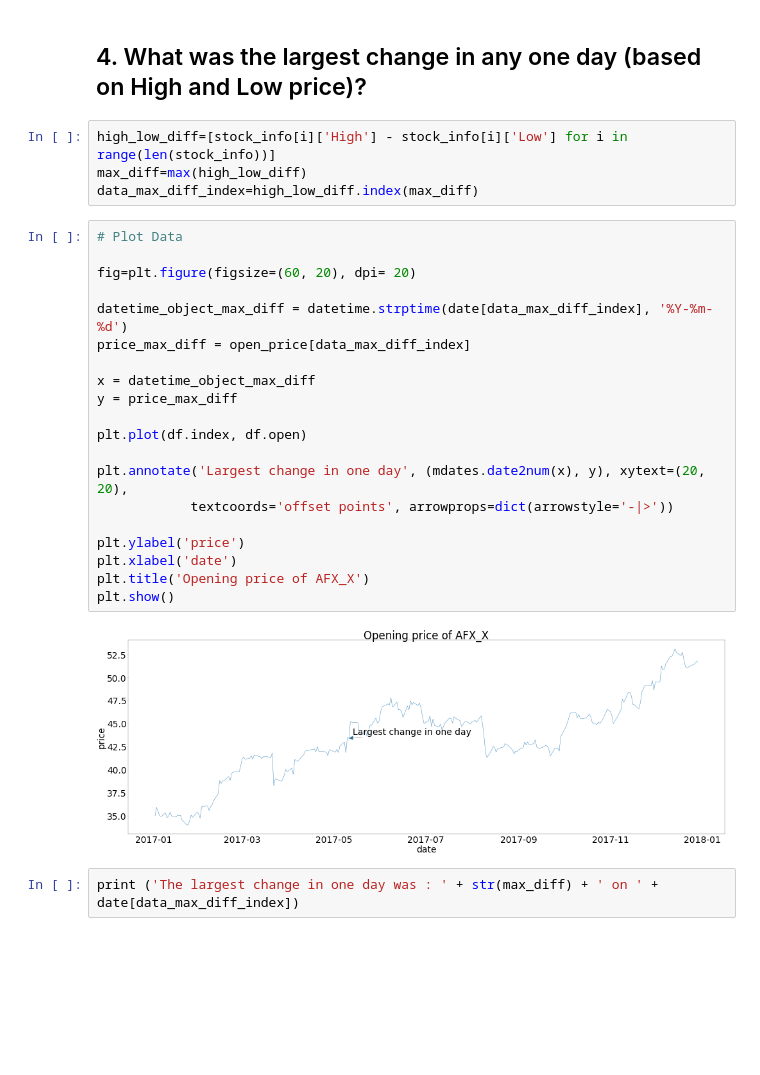
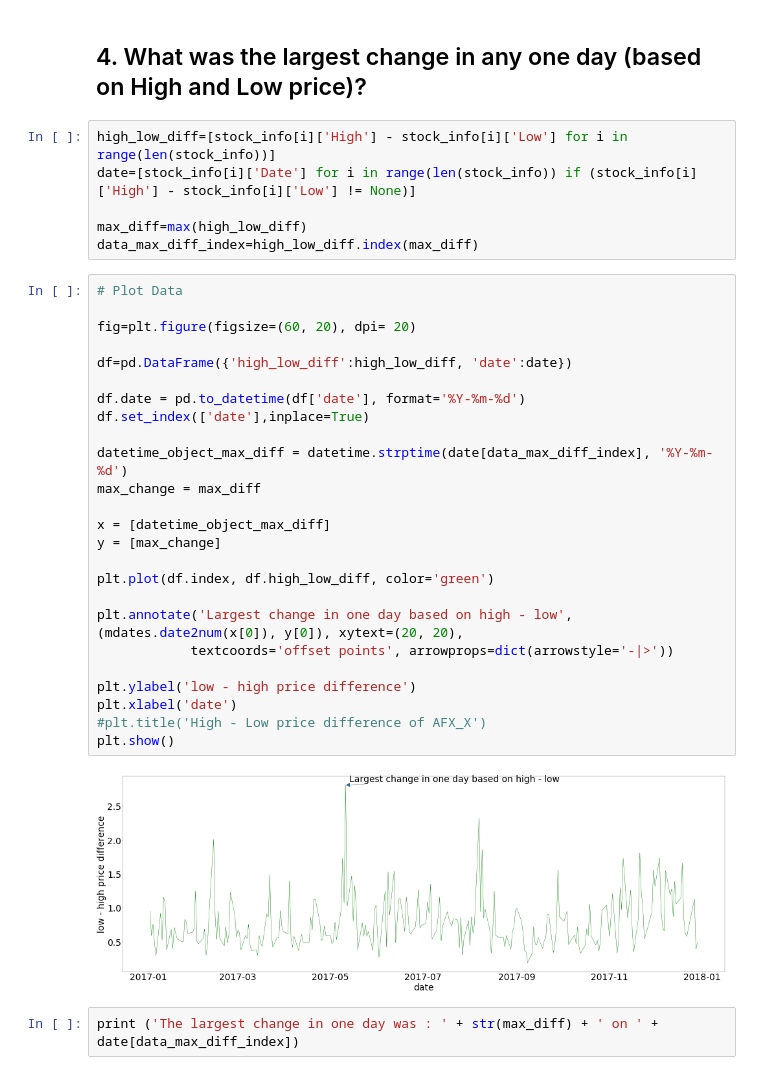
Before and after one commit to ZOvanesyan/Springboard, a Jupyter notebook: API/api_data_wrangling_mini_project.ipynb, the cells around one changed output. Drawn from its saved outputs; the diff is of its cells as text; blank space fills up the shorter version.

Commit message:
Added median function and high - low price difference plot

```diff
--- a/API/api_data_wrangling_mini_project.ipynb
+++ b/API/api_data_wrangling_mini_project.ipynb
@@ -182,30 +182,37 @@ Highest opening price was : 53.11 on 2017-12-14
 ## 4. What was the largest change in any one day (based on High and Low price)?
 # %%
 high_low_diff=[stock_info[i]['High'] - stock_info[i]['Low'] for i in range(len(stock_info))]
+date=[stock_info[i]['Date'] for i in range(len(stock_info)) if (stock_info[i]['High'] - stock_info[i]['Low'] != None)]
+
 max_diff=max(high_low_diff)
 data_max_diff_index=high_low_diff.index(max_diff)
 # %%
 # Plot Data
 
 fig=plt.figure(figsize=(60, 20), dpi= 20)
 
+df=pd.DataFrame({'high_low_diff':high_low_diff, 'date':date})
+
+df.date = pd.to_datetime(df['date'], format='%Y-%m-%d')
+df.set_index(['date'],inplace=True)
+
 datetime_object_max_diff = datetime.strptime(date[data_max_diff_index], '%Y-%m-%d')
-price_max_diff = open_price[data_max_diff_index]
+max_change = max_diff
 
-x = datetime_object_max_diff
-y = price_max_diff
+x = [datetime_object_max_diff]
+y = [max_change]
 
-plt.plot(df.index, df.open)
+plt.plot(df.index, df.high_low_diff, color='green')
 
-plt.annotate('Largest change in one day', (mdates.date2num(x), y), xytext=(20, 20),
+plt.annotate('Largest change in one day based on high - low', (mdates.date2num(x[0]), y[0]), xytext=(20, 20),
             textcoords='offset points', arrowprops=dict(arrowstyle='-|>'))
 
-plt.ylabel('price')
+plt.ylabel('low - high price difference')
 plt.xlabel('date')
-plt.title('Opening price of AFX_X')
+#plt.title('High - Low price difference of AFX_X')
 plt.show()
 # %% [output]
-[figure, old version]
+[figure, new version]
 # %%
 print ('The largest change in one day was : ' + str(max_diff) + ' on ' + date[data_max_diff_index])
 # %% [output]
```
Also changed, not shown: parts of 5 cells of this notebook.
